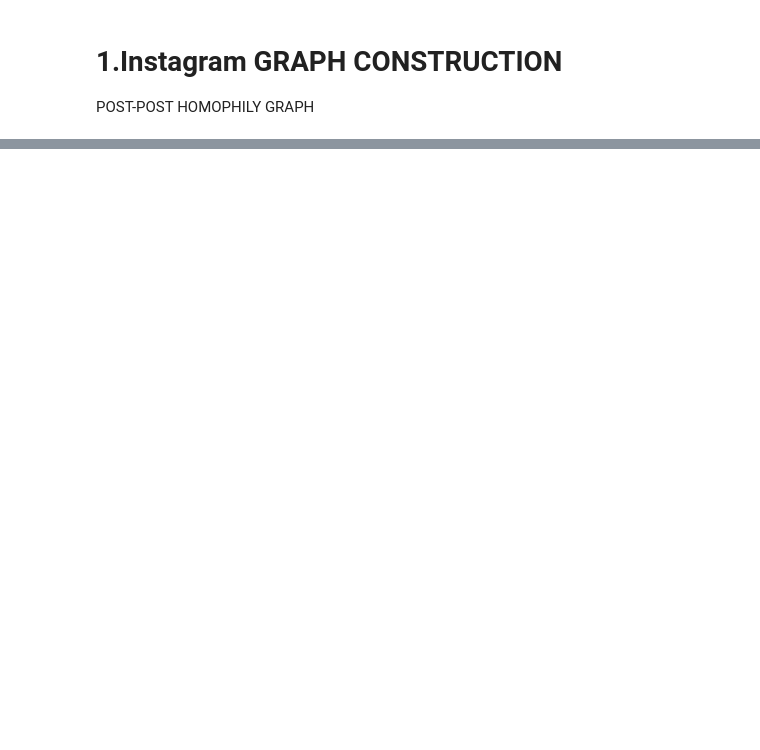
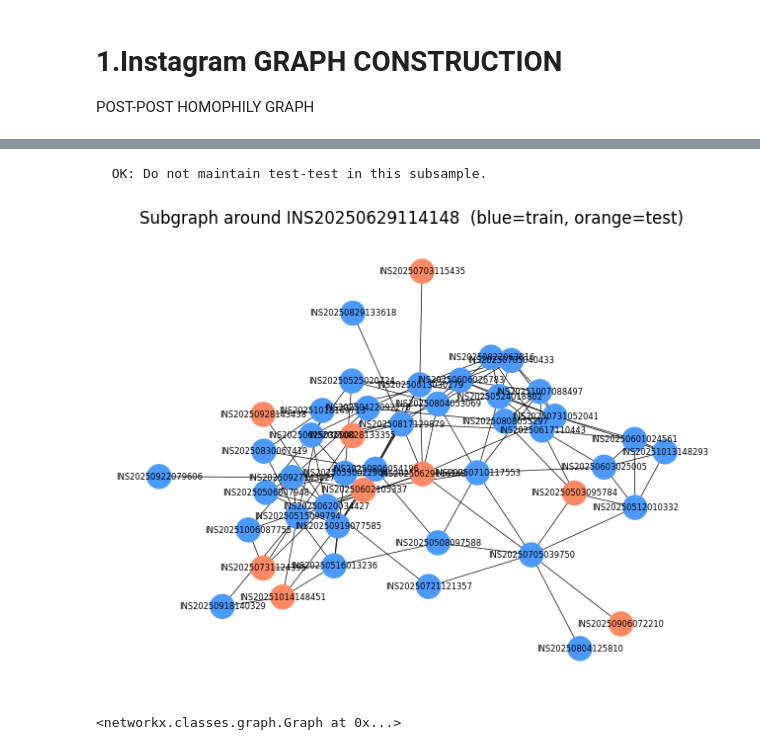
Before and after one commit to ThienY173/FDSE_2026_A_comparative_study_across_six_platforms, a Jupyter notebook: Network_graph/Instagram/instagram_graph.ipynb, the cells around one changed output, grey strips where cells are left out. Saved outputs shown, nothing was run; the diff lists cells and outputs as text; code cells hidden in the pictures; blank space fills up the shorter version.

```diff
--- a/Network_graph/Instagram/instagram_graph.ipynb
+++ b/Network_graph/Instagram/instagram_graph.ipynb
@@ -1056,0 +140,8 @@ plt.show()
+# %%
+G_check = graph_cache[2024]["graph_object"]
+train_ids_2024 = set(graph_cache[2024]["train_meta"]["post_id"])
+visualize_subgraph_sample(G_check, train_ids_2024, save_path=RESULTS_DIR / "subgraph_check_seed2024.png")
+# %% [output]
+  OK: Do not maintain test-test in this subsample.
+[figure, added]
+<networkx.classes.graph.Graph at 0x...>
```
Also changed, not shown: parts of 66 cells of this notebook, 47 other files.
